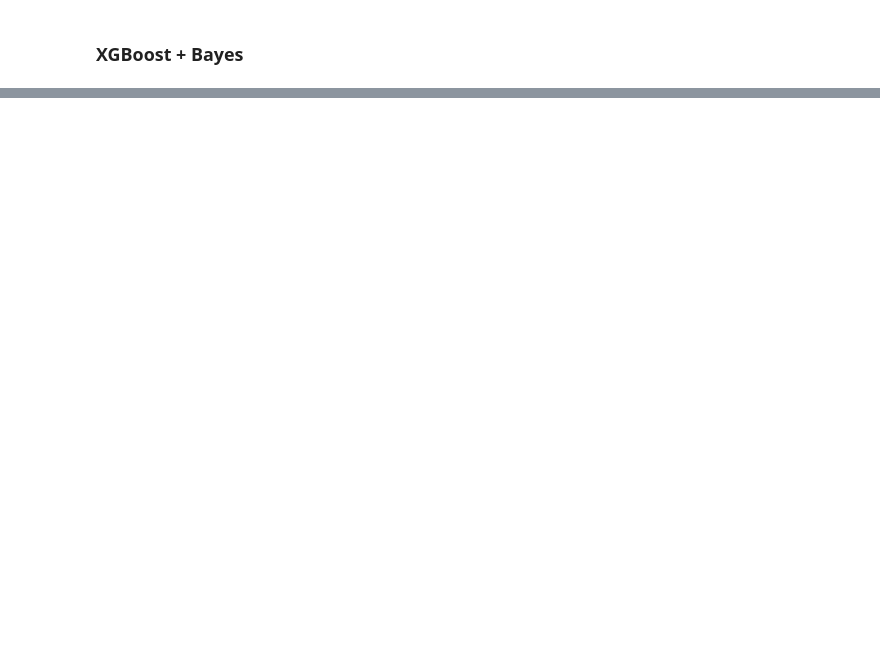
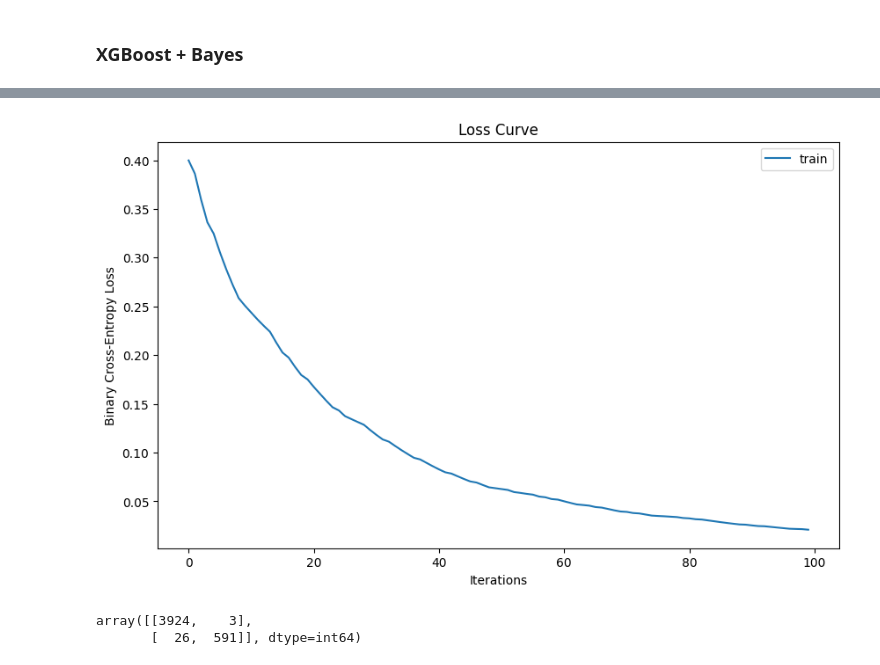
Before and after one commit to yunmeng-genius/IS5126G1, a Jupyter notebook: main.ipynb, the cells around one changed output, grey strips where cells are left out. Cells and saved outputs as stored; diff of their text form; code cells hidden in the pictures; blank space fills up the shorter version.

```diff
--- a/main.ipynb
+++ b/main.ipynb
@@ -750,18 +786,20 @@ params_best = param_beyesian(train_x, train_y)
 # %%
-params = params_append(params_best)
+# params = params_append(params_best)
+params = params_append({'colsample_bytree': 0.5838714878037353, 'eta': 0.04392105129157185, 'max_depth': 14.381210620883715,
+                        'min_child_weight': 1.1971922778121291, 'reg_alpha': 0.1395182555501795, 'reg_lambda': 4.843525368171262,
+                        'subsample': 0.6751565661667369})
 
 train_part_x,eval_part_x,train_part_y,eval_part_y = train_test_split(train_x,train_y,test_size=0.2,random_state=0)
 
 train_part = xgb.DMatrix(train_x, train_y, silent=True)
+eval_part = xgb.DMatrix(eval_part_x, eval_part_y, silent=True)
 
-ESR = 80
-NBR = 10000
+
+ESR = 10
+NBR = 100
 VBE = 5
-bst = xgb.train(params, train_part, NBR, [(train_part, 'train')], verbose_eval=VBE,
-                maximize=False, early_stopping_rounds=ESR, )
-
-pred_y = bst.predict(xgb.DMatrix(validate_x))
-pred_y_label = np.where(pred_y >= 0.5, 1, 0)
-
-confusion_matrix(validate_y, pred_y_label)
+watchlist = [(train_part, 'train'), (eval_part, 'eval')]
+evals_result = {}
+bst = xgb.train(params, train_part, NBR, evals = watchlist, evals_result=evals_result, verbose_eval=VBE,
+                maximize=False, early_stopping_rounds=ESR)
 # %% [output]
@@ -786,0 +823,20 @@ array([[3883,    2],
+# %%
+# draw the loss curve
+plt.figure(figsize=(10, 6))
+plt.plot(evals_result['train']['logloss'], label='train')
+# plt.plot(evals_result['eval']['logloss'], label='eval')
+plt.legend()
+plt.title('Loss Curve')
+plt.xlabel('Iterations')
+plt.ylabel('Binary Cross-Entropy Loss')
+plt.show()
+# %% [output]
+[figure, added]
+# %%
+pred_y = bst.predict(xgb.DMatrix(validate_x))
+pred_y_label = np.where(pred_y >= 0.5, 1, 0)
+
+confusion_matrix(validate_y, pred_y_label)
+# %% [output]
+array([[3924,    3],
+       [  26,  591]], dtype=int64)
```
Also changed, not shown: parts of 22 cells of this notebook, 1 other file.
